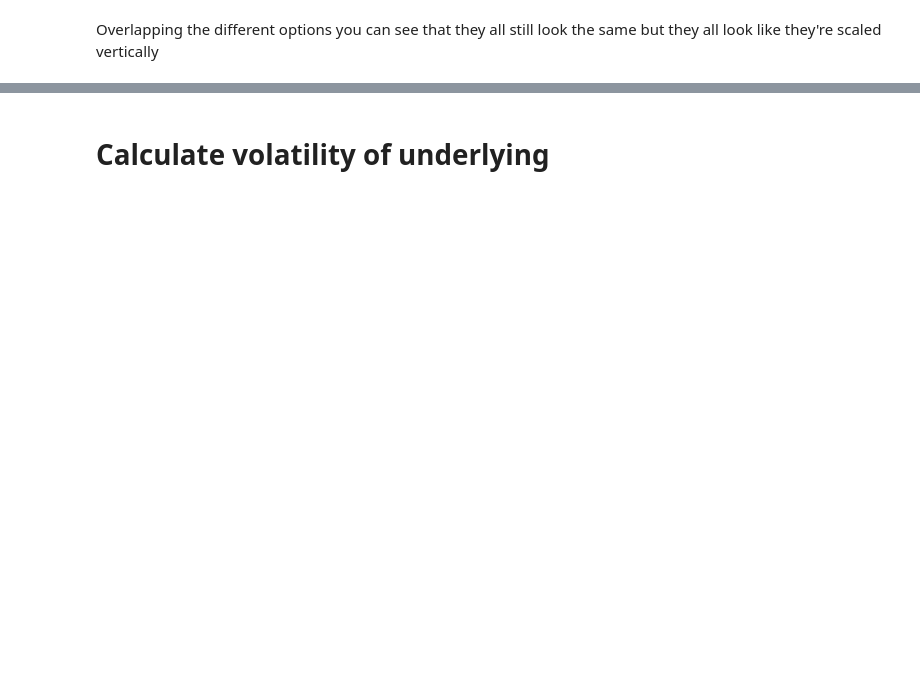
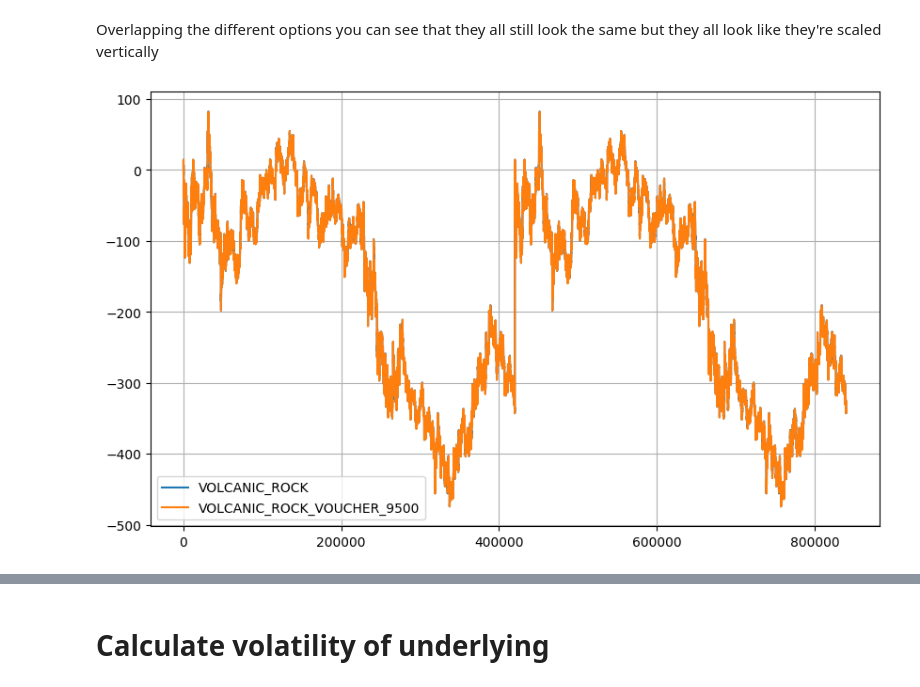
Before and after one commit to iamzr/imc-prosperity-3, a Jupyter notebook: round_3/analysis.ipynb, the cells around one changed output, grey strips where cells are left out. Cells and saved outputs as stored; diff of their text form; code cells hidden in the pictures; blank space fills up the shorter version.

```diff
--- a/round_3/analysis.ipynb
+++ b/round_3/analysis.ipynb
@@ -90,2 +99,16 @@ for product in options:
 # %% [markdown]
 Overlapping the different options you can see that they all still look the same but they all look like they're scaled vertically
+# %%
+import matplotlib.pyplot as plt
+
+fig, ax1 = plt.subplots(1, 1, figsize=(10, 6))
+for product in [Products.VOLCANIC_ROCK, Products.VOLCANIC_ROCK_VOUCHER_9500]:
+    product_data = data[product]
+    d = product_data["mid_price"] - product_data["mid_price"].iloc[0]
+    ax1.plot(d , label=product)
+
+plt.legend()
+plt.grid(True)  # Optionally add a grid
+plt.show()
+# %% [output]
+[figure, added]
```
Also changed, not shown: parts of 16 cells of this notebook, 3 other files.
